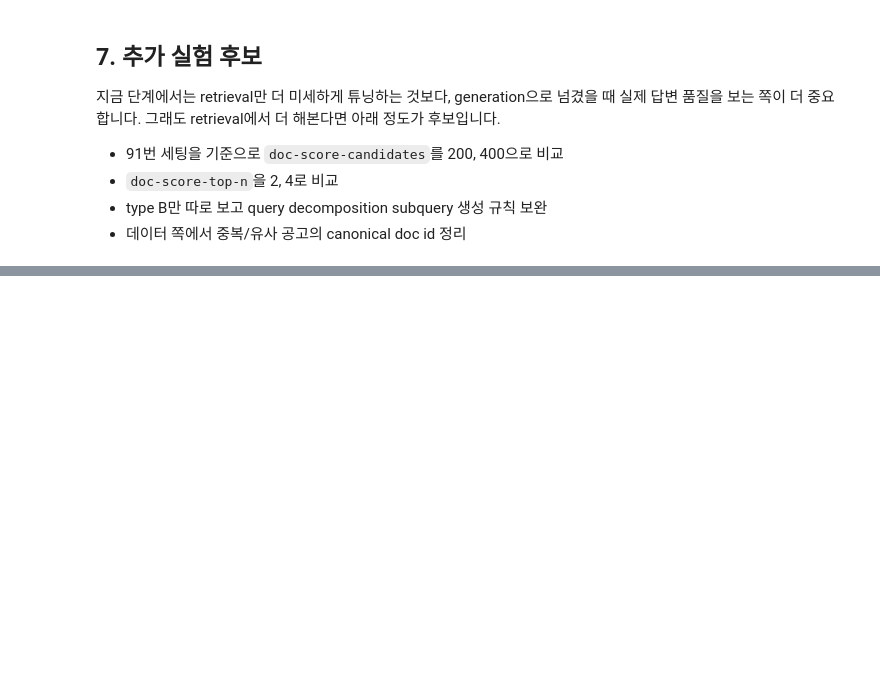
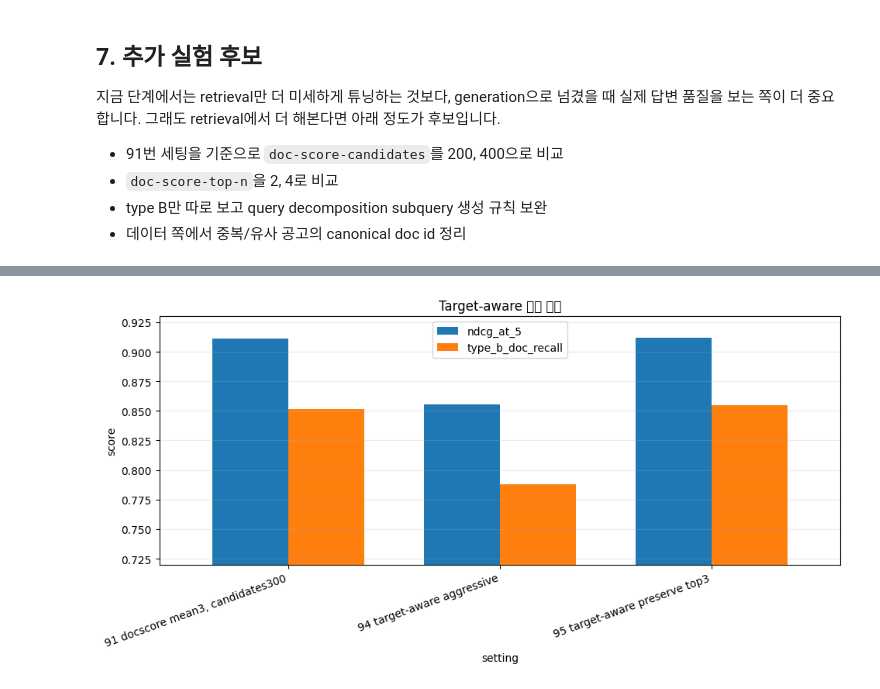
Before and after one commit to hskim2327/chatbot, a Jupyter notebook: notebooks/retrieval_690_optimization.ipynb, the cells around one changed output, grey strips where cells are left out. Drawn from its saved outputs; the diff is of its cells as text; code cells hidden in the pictures; blank space fills up the shorter version.

Commit message:
Add retrieval target filtering experiments

```diff
--- a/notebooks/retrieval_690_optimization.ipynb
+++ b/notebooks/retrieval_690_optimization.ipynb
@@ -41,6 +42,8 @@ EXPERIMENT_LABELS = {
     '91_dense_qdecomp_rrf_per75_docscore_mean3_300_kure_chroma_690_canonical': '91 docscore mean3, candidates300',
     '92_dense_qdecomp_rrf_per75_docscore_max_300_kure_chroma_690_canonical': '92 docscore max, candidates300',
     '93_dense_qdecomp_rrf_per75_docscore_sum3_300_kure_chroma_690_canonical': '93 docscore sum3, candidates300',
+    '94_dense_qdecomp_rrf_per75_docscore_mean3_targetaware30_max3_kure_chroma_690_canonical': '94 target-aware aggressive',
+    '95_dense_qdecomp_rrf_per75_docscore_mean3_targetaware30_preserve3_kure_chroma_690_canonical': '95 target-aware preserve top3',
 }
 
 def load_latest_experiments(log_path: Path) -> pd.DataFrame:
@@ -182,0 +481,20 @@ print('\n' + best_eval_cmd)
+# %%
+target_compare_names = [
+    '91_dense_qdecomp_rrf_per75_docscore_mean3_300_kure_chroma_690_canonical',
+    '94_dense_qdecomp_rrf_per75_docscore_mean3_targetaware30_max3_kure_chroma_690_canonical',
+    '95_dense_qdecomp_rrf_per75_docscore_mean3_targetaware30_preserve3_kure_chroma_690_canonical',
+]
+target_compare = summary[summary['experiment_name'].isin(target_compare_names)].copy()
+target_compare['setting_order'] = target_compare['experiment_name'].map({name: idx for idx, name in enumerate(target_compare_names)})
+target_compare = target_compare.sort_values('setting_order')
+target_cols = [
+    'setting', 'hit_at_5', 'mrr_at_5', 'ndcg_at_5',
+    'type_b_ndcg', 'type_b_doc_recall', 'type_b_multi_doc_recall', 'type_e_ndcg',
+]
+display(target_compare[target_cols])
+
+base = target_compare[target_compare['experiment_name'] == target_compare_names[0]].iloc[0]
+delta = target_compare[target_cols].copy()
+for metric in ['hit_at_5', 'mrr_at_5', 'ndcg_at_5', 'type_b_ndcg', 'type_b_doc_recall', 'type_b_multi_doc_recall', 'type_e_ndcg']:
+    delta[f'delta_{metric}'] = delta[metric] - base[metric]
+display(delta[['setting', 'delta_mrr_at_5', 'delta_ndcg_at_5', 'delta_type_b_ndcg', 'delta_type_b_doc_recall', 'delta_type_b_multi_doc_recall']])
@@ -182,0 +510,17 @@ print('\n' + best_eval_cmd)
+# %%
+try:
+    import matplotlib.pyplot as plt
+
+    plot = target_compare.set_index('setting')[['ndcg_at_5', 'type_b_doc_recall']]
+    ax = plot.plot(kind='bar', figsize=(10, 5), width=0.72)
+    ax.set_ylim(0.72, 0.93)
+    ax.set_title('Target-aware 실험 비교')
+    ax.set_ylabel('score')
+    ax.grid(axis='y', alpha=0.25)
+    plt.xticks(rotation=20, ha='right')
+    plt.tight_layout()
+    plt.show()
+except ModuleNotFoundError:
+    print('matplotlib이 설치되어 있지 않습니다.')
+# %% [output]
+[figure, added]
```
Also changed, not shown: parts of 22 cells of this notebook, 13 other files.
